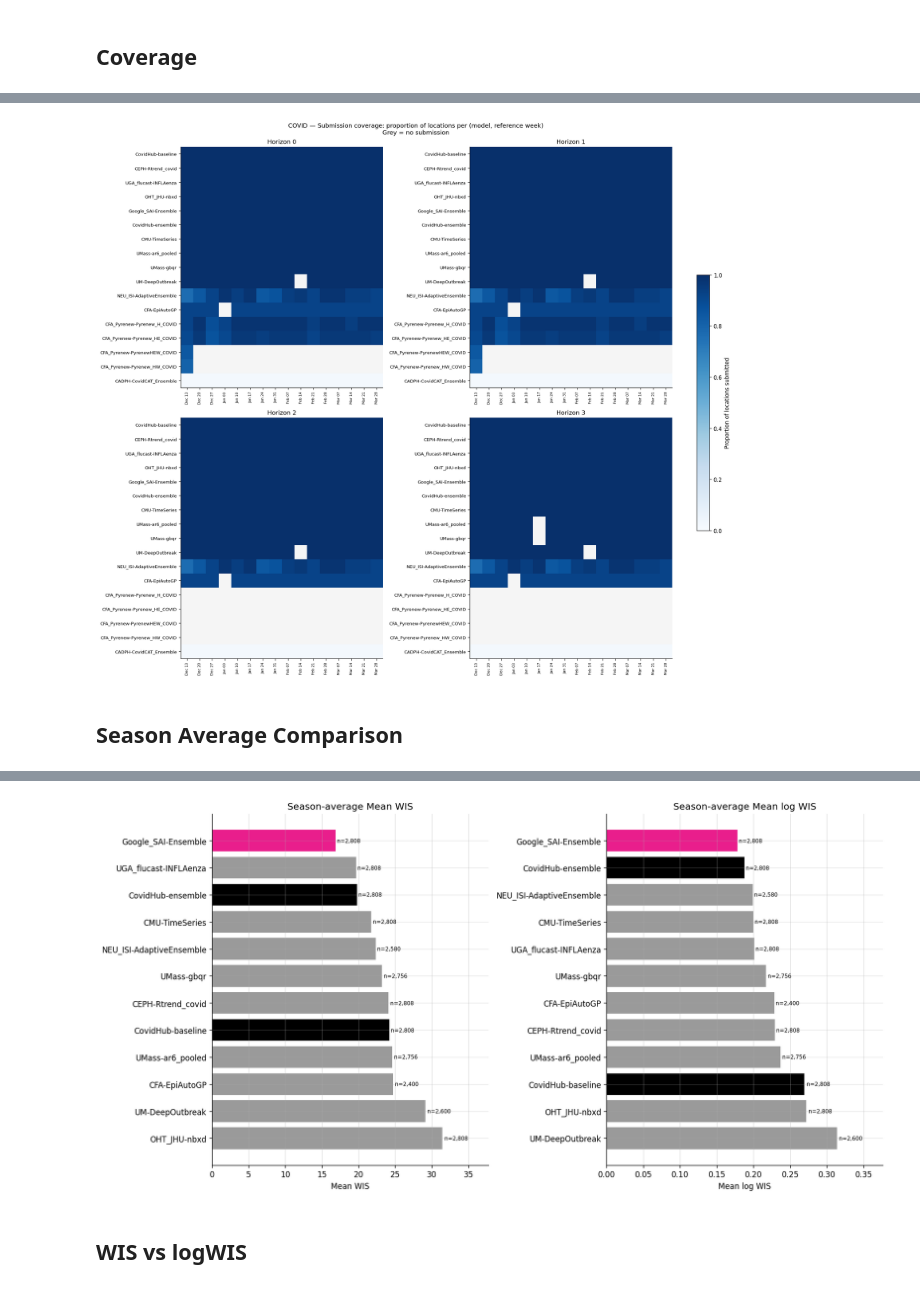
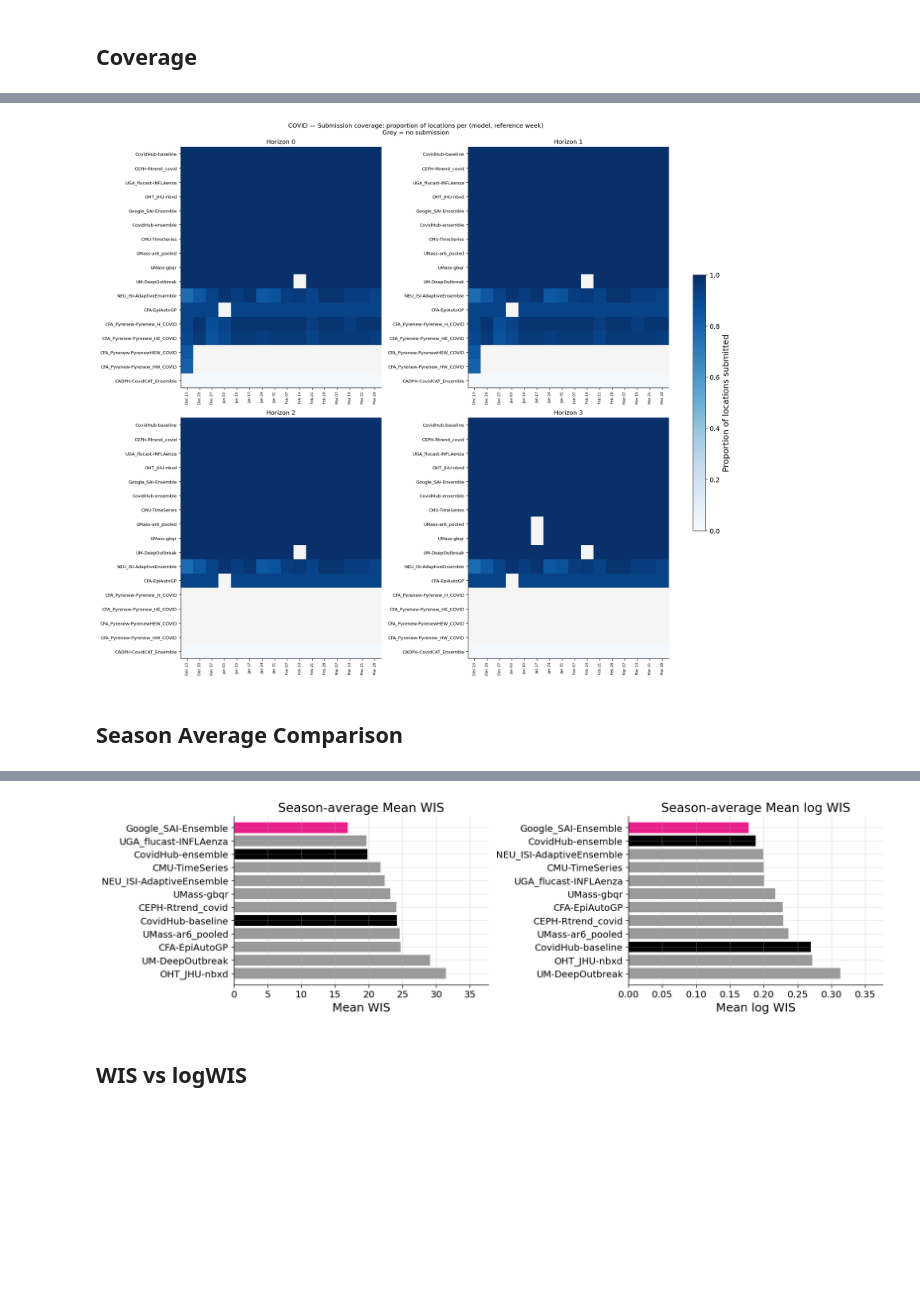
Before and after one commit to sarahmart/epi-hub-analysis, a Jupyter notebook: covid_analysis.ipynb, the cells around one changed output, grey strips where cells are left out. Saved outputs shown, nothing was run; the diff lists cells and outputs as text; code cells hidden in the pictures; blank space fills up the shorter version.

Commit message:
Improve plotting and consistency across notebooks

```diff
--- a/covid_analysis.ipynb
+++ b/covid_analysis.ipynb
@@ -6,6 +9,7 @@
 import pandas as pd
 import numpy as np
 import matplotlib.pyplot as plt
+import matplotlib.colors as mcolors
 
 from matplotlib.colors import LinearSegmentedColormap
 
@@ -19,7 +23,14 @@ plt.rcParams.update({
     "axes.spines.right": False,
     "axes.grid": True,
     "grid.alpha": 0.3,
-    "font.size": 14,
+    "font.size": 12,          # base size
+    "axes.titlesize": 16,     # subplot title
+    "axes.labelsize": 15,     # x/y axis labels
+    "xtick.labelsize": 12,    # x tick labels
+    "ytick.labelsize": 12,    # y tick labels
+    "legend.fontsize": 12,    # legend text
+    "legend.title_fontsize": 12,
+    "figure.titlesize": 18,   # suptitle
 })
 # %%
 # Location scope
@@ -285,7 +297,7 @@ model_order = cov.sort_values("n_tasks", ascending=False)["model_id"].tolist()
 
 P.plot_coverage_heatmap(loc_cov, model_order, ALL_DATES_HM, ALL_HORIZONS, N_LOCS, HUB.label)
 # %% [output]
-[figure, old version]
+[figure, new version]
 # %% [markdown]
 ## Season Average Comparison
 # %%
@@ -359,35 +371,35 @@ display(
     .background_gradient(
         subset=["Rel. log WIS"],
         cmap=_cmap_rel,
         gmap=_rel_log_wis_log.to_frame(),
         vmin=-_rel_log_lim,
         vmax=_rel_log_lim,
         axis=None,
     )
     .apply(
         lambda s: [f"color: {GOOGLE_PINK}; font-weight: bold"
                    if v == GOOGLE else "" for v in s],
         subset=["Model"], axis=0,
     )
     .hide(axis="index")
 )
 
-P.plot_season_bars(summary, MODEL_COLOUR)
+P.plot_season_bars(summary, MODEL_COLOUR, include_n_tasks=False)
 # %% [output]
 | Model | Tasks | Mean WIS | Median WIS | Mean log WIS | Median log WIS | 50% coverage | 95% coverage | Rel. WIS | ... |
 | Google_SAI-Ensemble | 2808 | 16.88 | 8.98 | 0.1779 | 0.1261 | 42.7% | 94.7% | 0.84 | ... |
 | CovidHub-ensemble | 2808 | 19.80 | 9.73 | 0.1877 | 0.1346 | 48.9% | 94.3% | 1.00 | ... |
 | NEU_ISI-AdaptiveEnsemble | 2580 | 22.36 | 10.70 | 0.1992 | 0.1412 | 39.5% | 82.2% | 1.14 | ... |
 | CMU-TimeSeries | 2808 | 21.73 | 11.04 | 0.1995 | 0.1395 | 48.4% | 95.3% | 1.10 | ... |
 | UGA_flucast-INFLAenza | 2808 | 19.68 | 9.05 | 0.2008 | 0.1267 | 45.7% | 89.3% | 1.00 | ... |
 | UMass-gbqr | 2756 | 23.18 | 9.82 | 0.2171 | 0.1410 | 40.9% | 86.0% | 1.20 | ... |
 | CFA-EpiAutoGP | 2400 | 24.74 | 11.86 | 0.2282 | 0.1577 | 46.2% | 93.0% | 1.28 | ... |
 | CEPH-Rtrend_covid | 2808 | 24.09 | 11.41 | 0.2288 | 0.1623 | 45.2% | 87.5% | 1.24 | ... |
 | UMass-ar6_pooled | 2756 | 24.59 | 11.92 | 0.2366 | 0.1731 | 54.5% | 94.1% | 1.28 | ... |
 | CovidHub-baseline | 2808 | 24.18 | 11.45 | 0.2694 | 0.2014 | 55.3% | 93.8% | 1.25 | ... |
 | OHT_JHU-nbxd | 2808 | 31.44 | 13.24 | 0.2720 | 0.1823 | 28.6% | 73.1% | 1.65 | ... |
 | UM-DeepOutbreak | 2600 | 29.10 | 14.24 | 0.3134 | 0.2550 | 56.3% | 87.0% | 1.48 | ... |
-[figure, old version]
+[figure, new version]
 # %% [markdown]
 ## WIS vs logWIS
 # %%
```
Also changed, not shown: parts of 7 cells of this notebook, 3 other files.
